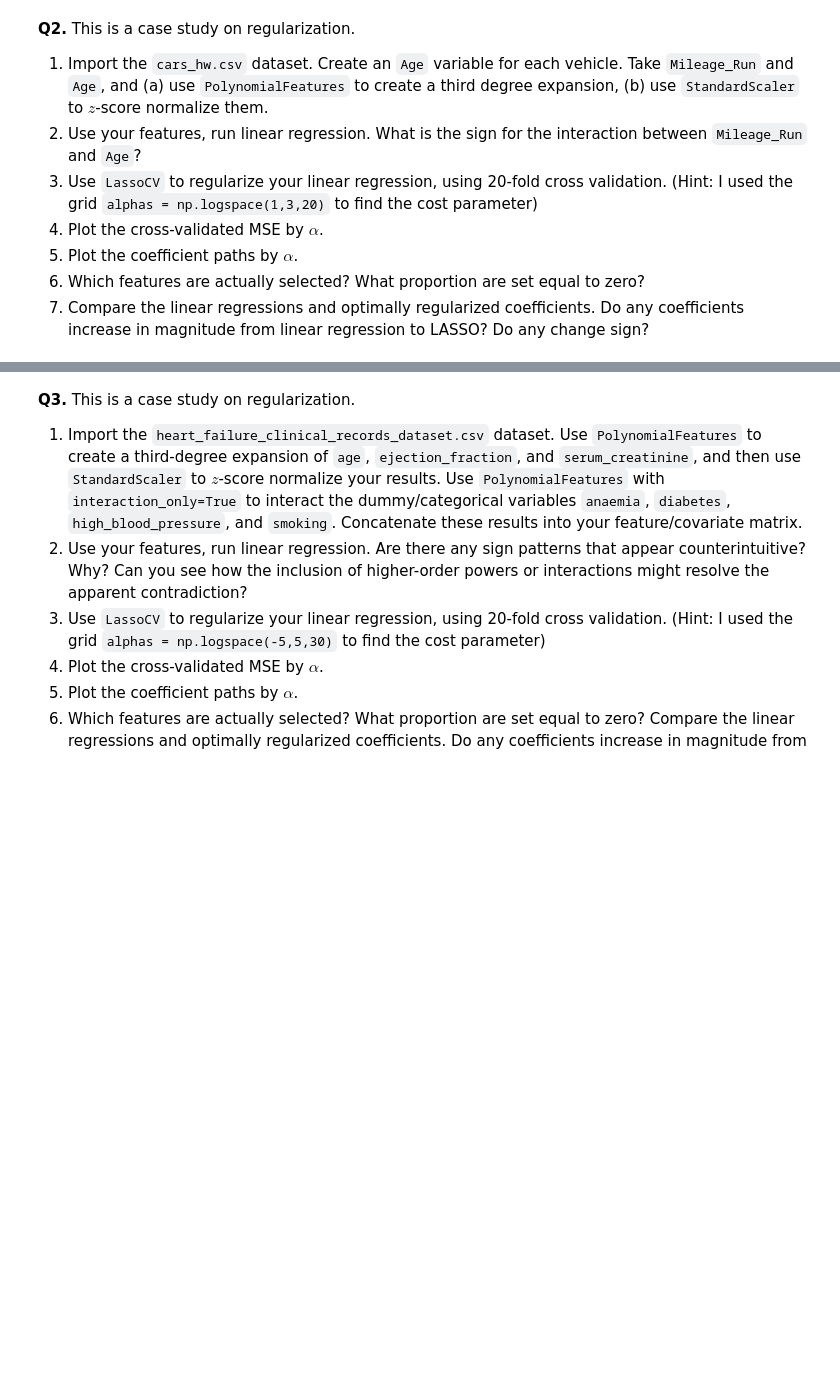
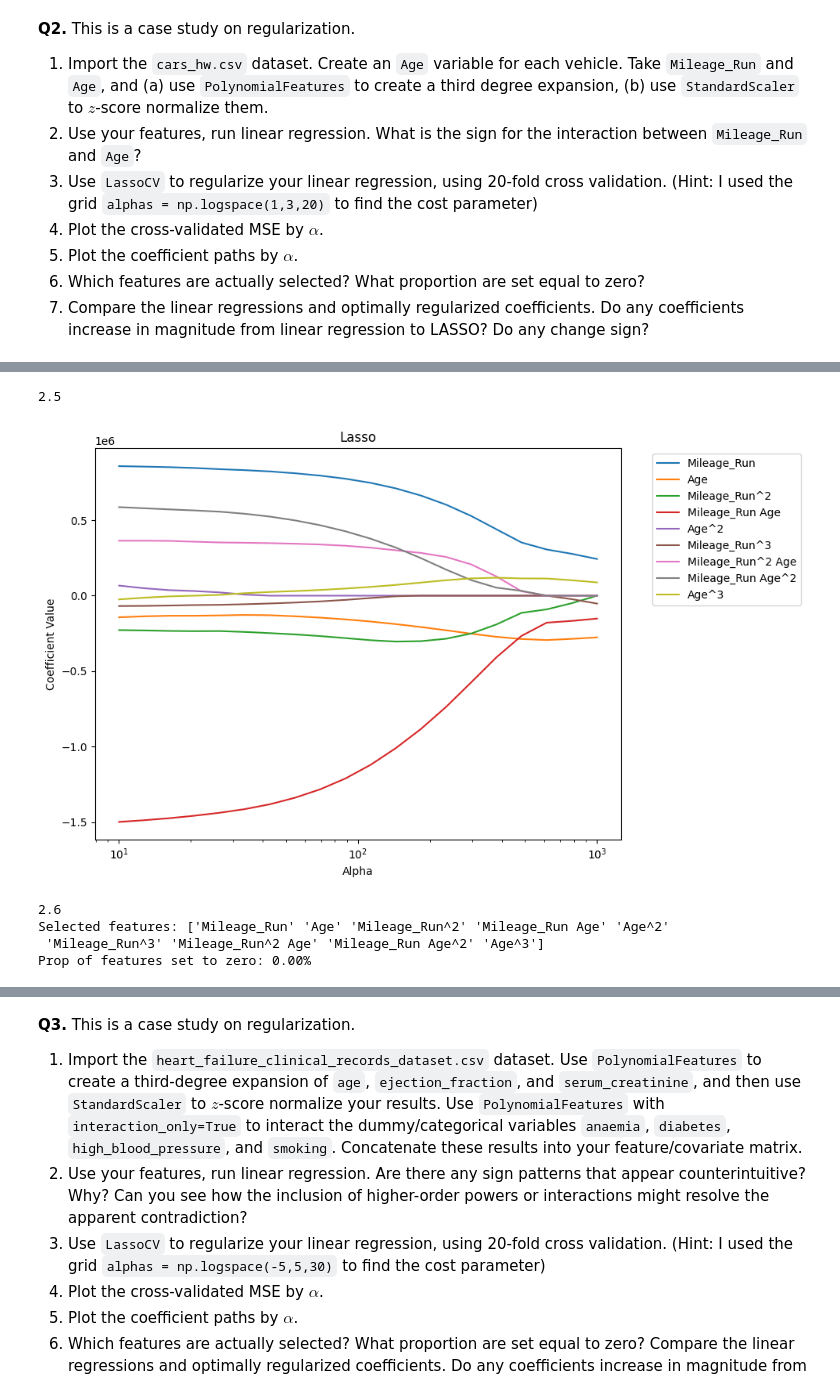
Before and after one commit to qnq9yy/undergrad_ml_assignments, a Jupyter notebook: 04_assignment_regularization.ipynb, the cells around one changed output, grey strips where cells are left out. Saved outputs shown, nothing was run; the diff lists cells and outputs as text; code cells hidden in the pictures; blank space fills up the shorter version.

```diff
--- a/04_assignment_regularization.ipynb
+++ b/04_assignment_regularization.ipynb
@@ -33,0 +98,32 @@ df = pd.read_csv('./data/cars_hw.csv')
+# %%
+print('2.5')
+alphas_path, coefs_path, _ = lasso_path(X_scaled, df['Price'], alphas=alphas_grid)
+
+plt.figure(figsize=(10, 6))
+for i in range(coefs_path.shape[0]):
+    plt.plot(alphas_path, coefs_path[i], label=feature_names[i])
+
+plt.xscale('log')
+plt.xlabel('Alpha')
+plt.ylabel('Coefficient Value')
+plt.title('Lasso')
+plt.legend(bbox_to_anchor=(1.05, 1), loc='upper left')
+plt.tight_layout()
+plt.show()
+# %% [output]
+2.5
+[figure, added]
+# %%
+print('2.6')
+
+selected_features = feature_names[lasso_cv.coef_ != 0]
+zeroed_features = feature_names[lasso_cv.coef_ == 0]
+prop_zero = len(zeroed_features) / len(feature_names)
+
+print(f"Selected features: {selected_features}")
+print(f"Prop of features set to zero: {prop_zero:.2%}")
+# %% [output]
+2.6
+Selected features: ['Mileage_Run' 'Age' 'Mileage_Run^2' 'Mileage_Run Age' 'Age^2'
+ 'Mileage_Run^3' 'Mileage_Run^2 Age' 'Mileage_Run Age^2' 'Age^3']
+Prop of features set to zero: 0.00%
```
Also changed, not shown: parts of 8 cells of this notebook.
